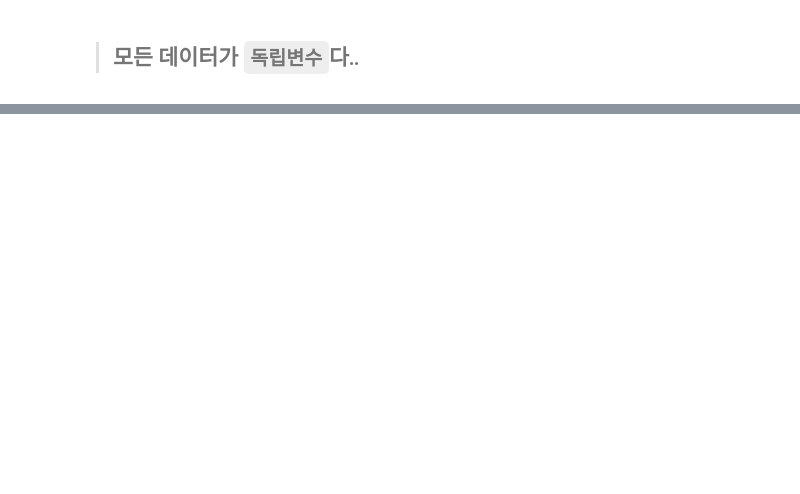
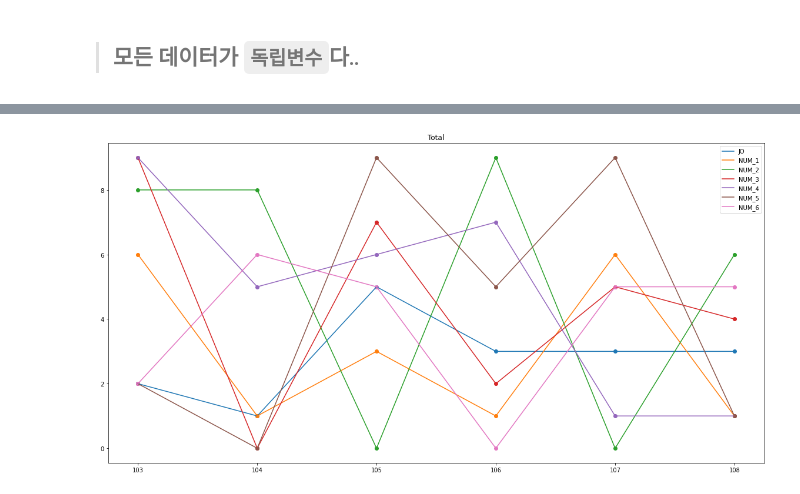
Before and after one commit to newrandom/trash_room, a Jupyter notebook: pension720.ipynb, the cells around one changed output, grey strips where cells are left out. Drawn from its saved outputs; the diff is of its cells as text; code cells hidden in the pictures; blank space fills up the shorter version.

```diff
--- a/pension720.ipynb
+++ b/pension720.ipynb
@@ -246,0 +301,36 @@ plt.show()
+# %%
+k = 6
+plt.figure(figsize=(20,10))
+plt.title('Total')
+
+plt.scatter(ID[:k],df['JO'][:k])
+plt.plot(ID[:k], df['JO'][:k], label='JO')
+
+plt.scatter(ID[:k],df['NUM_1'][:k])
+plt.plot(ID[:k], df['NUM_1'][:k], label='NUM_1')
+
+plt.scatter(ID[:k],df['NUM_2'][:k])
+plt.plot(ID[:k], df['NUM_2'][:k],label='NUM_2')
+
+plt.scatter(ID[:k],df['NUM_3'][:k])
+plt.plot(ID[:k], df['NUM_3'][:k],label='NUM_3')
+
+plt.scatter(ID[:k],df['NUM_4'][:k])
+plt.plot(ID[:k], df['NUM_4'][:k],label='NUM_4')
+
+plt.scatter(ID[:k],df['NUM_5'][:k])
+plt.plot(ID[:k], df['NUM_5'][:k],label='NUM_5')
+
+plt.scatter(ID[:k],df['NUM_6'][:k])
+plt.plot(ID[:k], df['NUM_6'][:k],label='NUM_6')
+
+# plt.axhline(1, color='r')
+# plt.axhline(3, color='k')
+# plt.axhline(5, color='b')
+# plt.axhline(7, color='y')
+
+plt.legend()
+
+plt.show()
+# %% [output]
+[figure, added]
```
Also changed, not shown: parts of 12 cells of this notebook, 2 other files.
